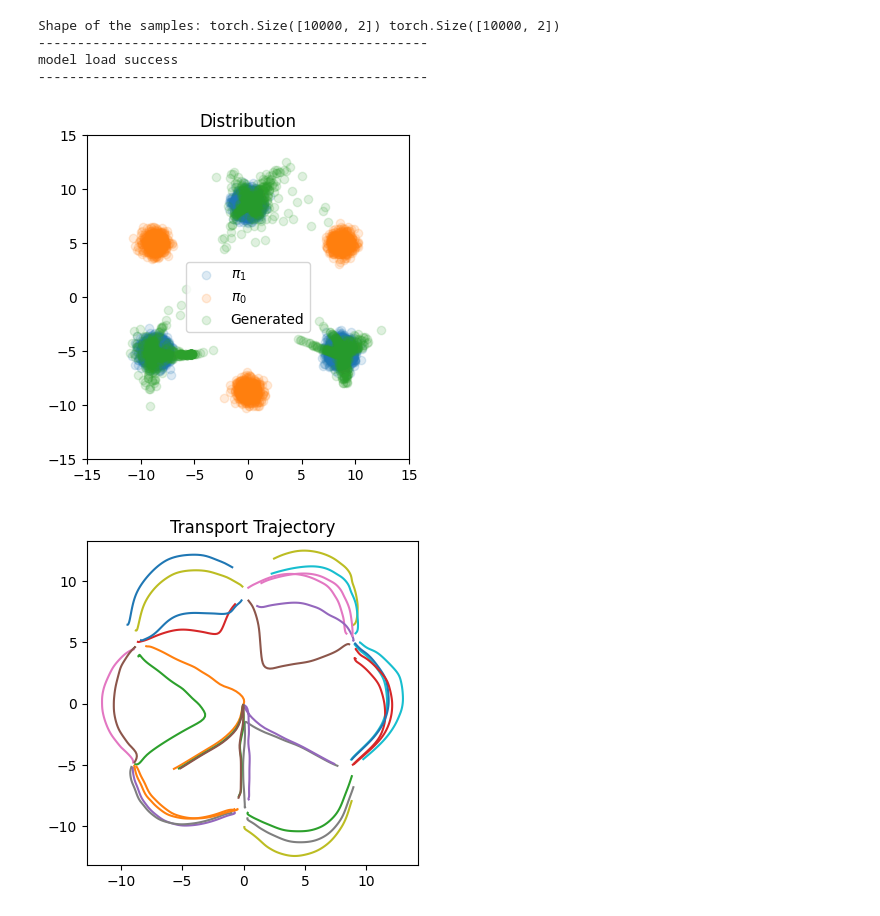
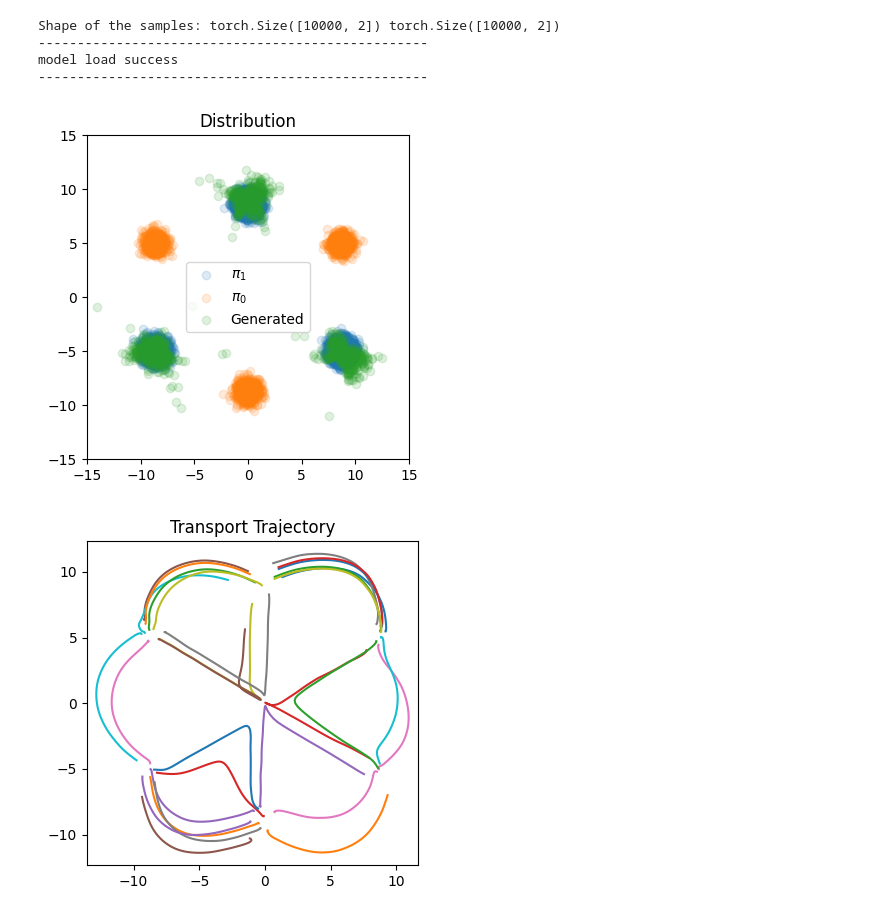
Before and after one commit to JamesSand/SecondOrderRectifiedFlow, a Jupyter notebook: model_eval.ipynb, the cells around one changed output. Drawn from its saved outputs; the diff is of its cells as text; code cells hidden in the pictures.

```diff
--- a/model_eval.ipynb
+++ b/model_eval.ipynb
@@ -14,7 +14,7 @@ import os
 from train_gpu import MLP, MLP_2nd_order, RectifiedFlow
 
 
-wandb_log_name = "second_order_v6"
+wandb_log_name = "1.0_1e-8_V5"
 ckpt_dir = "checkpoints"
 input_dim = 2
 
@@ -66,32 +66,32 @@ def draw_plot(rectified_flow, z0, z1, N=None):
   plt.scatter(traj[0][:, 0].cpu().numpy(), traj[0][:, 1].cpu().numpy(), label=r'$\pi_0$', alpha=0.15)
   plt.scatter(traj[-1][:, 0].cpu().numpy(), traj[-1][:, 1].cpu().numpy(), label='Generated', alpha=0.15)
   plt.legend()
   plt.title('Distribution')
   plt.tight_layout()
   fig_save_path = os.path.join("images", f"{save_fig_version_base}_scatter.png")
   plt.savefig(fig_save_path)
 
   traj_particles = torch.stack(traj)
   plt.figure(figsize=(4,4))
   plt.xlim(-M,M)
   plt.ylim(-M,M)
   plt.axis('equal')
   for i in range(30):
     plt.plot(traj_particles[:, i, 0], traj_particles[:, i, 1])
   plt.title('Transport Trajectory')
   plt.tight_layout()
 
   # savefigs
   fig_save_path = os.path.join("images", f"{save_fig_version_base}_traj.png")
   plt.savefig(fig_save_path)
 
 #   plt.save(f"{wandb_log_name}.png")
 
 draw_plot(rectified_flow_1, z0=initial_model.sample([2000]), z1=samples_1.detach().clone(), N=100)
 # %% [output]
 Shape of the samples: torch.Size([10000, 2]) torch.Size([10000, 2])
 --------------------------------------------------
 model load success
 --------------------------------------------------
-[figure, old version]
+[figure, new version]
-[figure, old version]
+[figure, new version]
```
Also changed, not shown: 10 other files.
